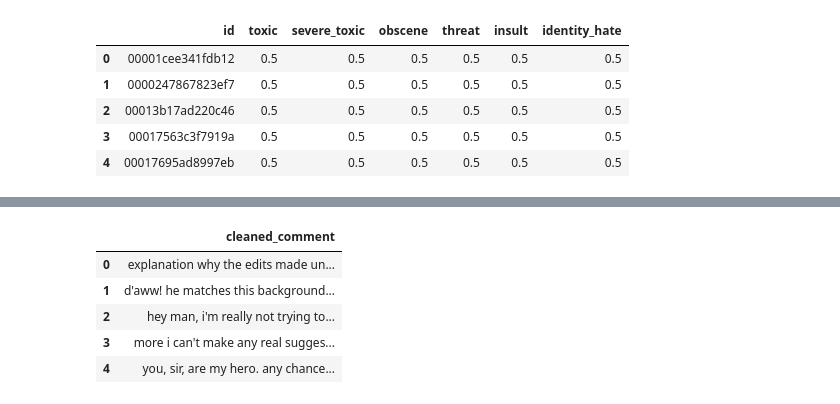
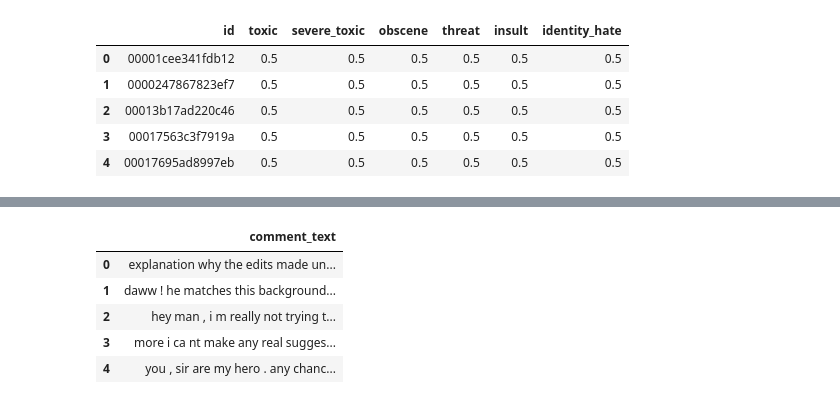
Before and after one commit to alex-nuclearboy/goit-python-ds-project, a Jupyter notebook: toxic.ipynb, the cells around one changed output, grey strips where cells are left out. Saved outputs shown, nothing was run; the diff lists cells and outputs as text; code cells hidden in the pictures.

```diff
--- a/toxic.ipynb
+++ b/toxic.ipynb
@@ -103,39 +73,46 @@ train_data.describe()
 # %%
 import re
+from collections import Counter
 import spacy
 
-# Завантаження моделі Spacy
+# Завантажте модель Spacy
 nlp = spacy.load('en_core_web_sm')
 
-# Функція для очищення тексту
-def clean_text(text):
+def clean_text_nltk(text):
     # Видалення HTML-тегів
     text = re.sub(r'<.*?>', '', text)
     # Видалення URL-адрес
     text = re.sub(r'http[s]?://\S+', '', text)
     text = re.sub(r'http[^\s]+', '', text)
-    # Видалення спеціальних символів і чисел
-    text = re.sub(r'\@w+|\#', '', text)
     # Видалення спеціальних символів, крім пунктуації
-    text = re.sub(r'[^a-zA-Z0-9\s\.\,\!\?\']', '', text)
+    text = re.sub(r'[^a-zA-Z0-9\s\.\,\!\?]', '', text)
     # Видалення повторюваних розділових знаків (більше ніж один)
     text = re.sub(r'([.!?])\1+', r'\1', text)  # Залишити один знак оклику, питання чи крапки
     # Приведення до нижнього регістру
     text = text.lower()
     # Видалення зайвих пробілів
     text = re.sub(r'\s+', ' ', text).strip()
 
-    return text
+    # Токенізація
+    doc = nlp(text)
+    seen = set()
+    cleaned_words = []
+    for token in doc:
+        if token.text not in seen:
+            seen.add(token.text)
+            cleaned_words.append(token.text)
+
+    return ' '.join(cleaned_words)
 
 # Очищення тренувального датасету
-train_data['cleaned_comment'] = train_data['comment_text'].apply(clean_text)
+train_data['comment_text'] = train_data['comment_text'].apply(clean_text_nltk)
 
 # Перевірка очищених даних
-train_data[['cleaned_comment']].head()
+train_data[['comment_text']].head()
 # %% [output]
-|  | cleaned_comment |
+|  | comment_text |
 | 0 | explanation why the edits made un... |
-| 1 | d'aww! he matches this background... |
-| 2 | hey man, i'm really not trying to... |
-| 3 | more i can't make any real sugges... |
-| 4 | you, sir, are my hero. any chance... |
+| 1 | daww ! he matches this background... |
+| 2 | hey man , i m really not trying t... |
+| 3 | more i ca nt make any real sugges... |
+| 4 | you , sir are my hero . any chanc... |
```
Also changed, not shown: parts of 14 cells of this notebook.
